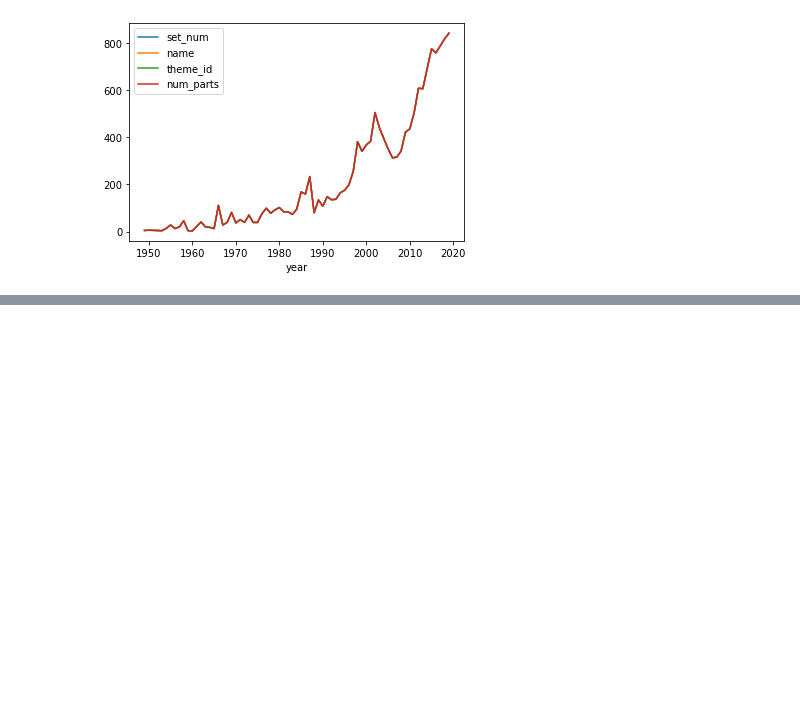
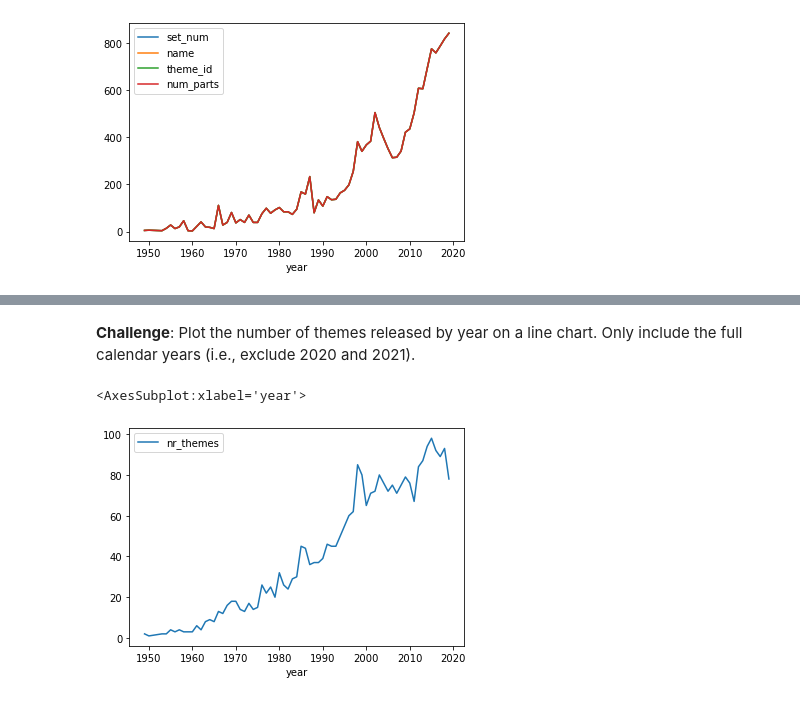
Before and after one commit to Joshua-Jenkins33/100DaysOfPython, a Jupyter notebook: 073_Day_73_Aggregate_and_Merge_Data_with_Pandas_LEGO_Dataset/LEGO.ipynb, the cells around one changed output, grey strips where cells are left out. Saved outputs shown, nothing was run; the diff lists cells and outputs as text; code cells hidden in the pictures; blank space fills up the shorter version.

```diff
--- a/073_Day_73_Aggregate_and_Merge_Data_with_Pandas_LEGO_Dataset/LEGO.ipynb
+++ b/073_Day_73_Aggregate_and_Merge_Data_with_Pandas_LEGO_Dataset/LEGO.ipynb
@@ -159,0 +164,4 @@ sets_by_year[0:-2].plot.line()
+# %%
+themes_by_year = sets.groupby('year').agg({'theme_id': pd.Series.nunique})
+themes_by_year.rename(columns = {'theme_id':'nr_themes'}, inplace=True)
+themes_by_year.head()
@@ -159,0 +186,7 @@ sets_by_year[0:-2].plot.line()
+# %% [markdown]
+**Challenge**: Plot the number of themes released by year on a line chart. Only include the full calendar years (i.e., exclude 2020 and 2021).
+# %%
+themes_by_year[0:-2].plot.line()
+# %% [output]
+<AxesSubplot:xlabel='year'>
+[figure, added]
```
Also changed, not shown: parts of 3 cells of this notebook, 1 other file.
